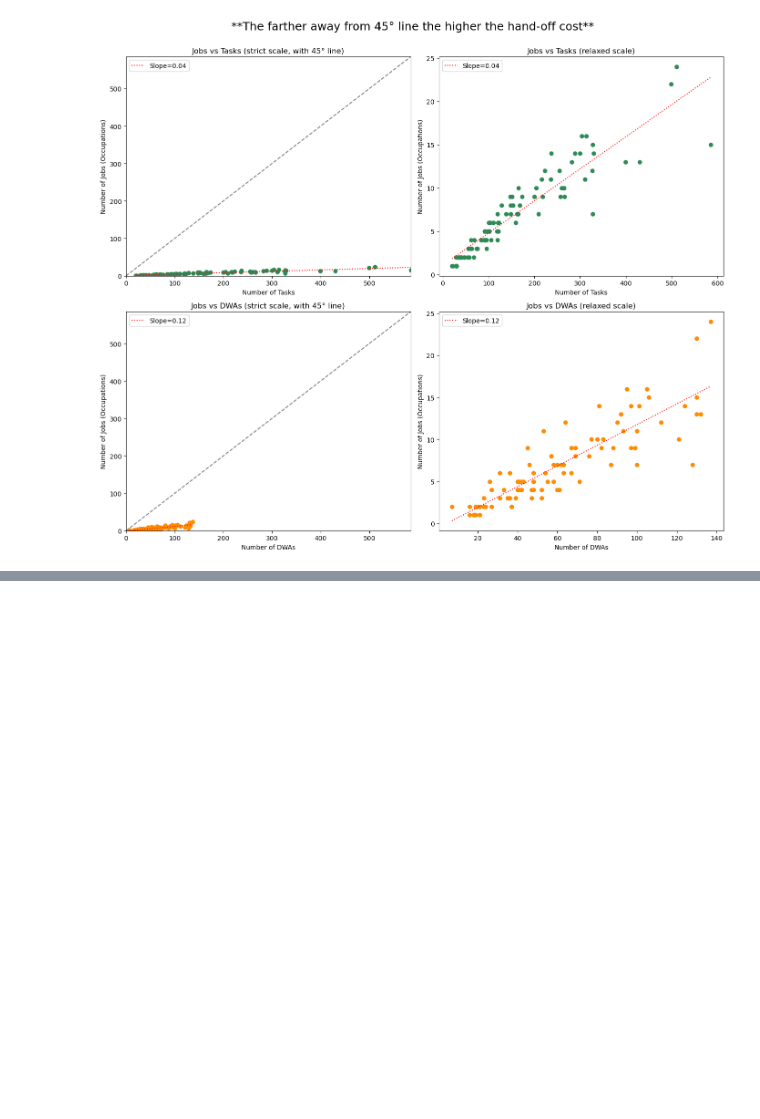
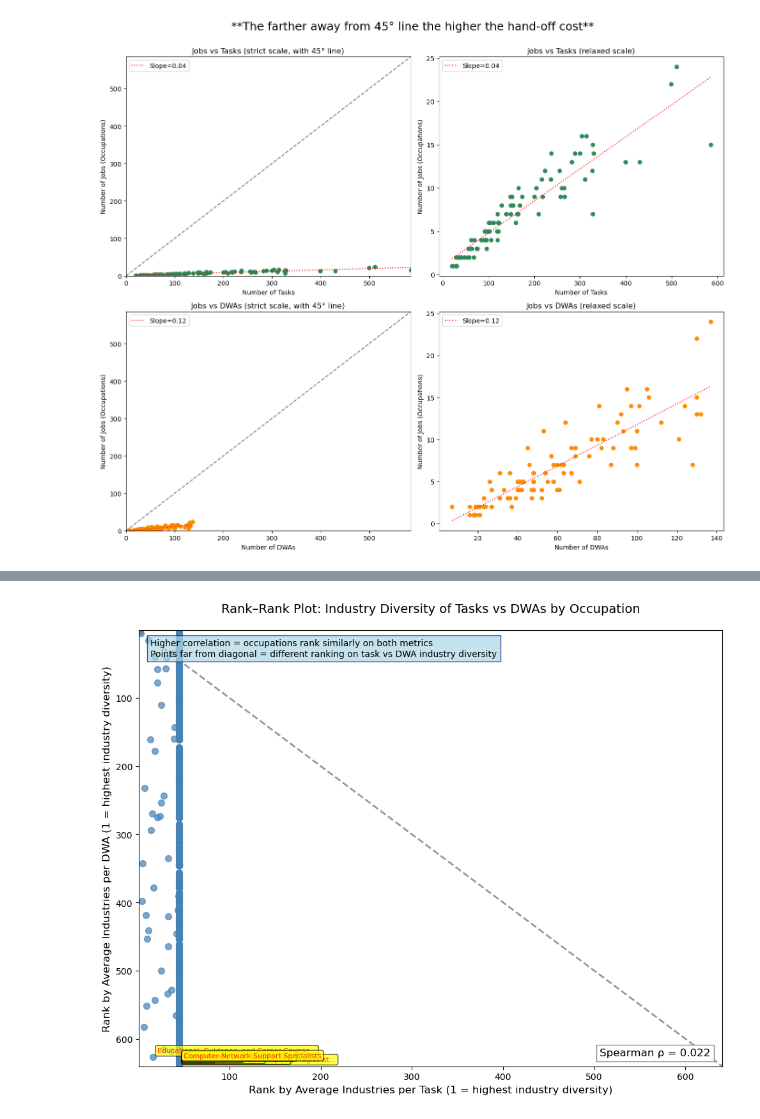
Before and after one commit to johnjosephhorton/rubin, a Jupyter notebook: agentic_ai/onet_handoff_measure.ipynb, the cells around one changed output, grey strips where cells are left out. Saved outputs shown, nothing was run; the diff lists cells and outputs as text; code cells hidden in the pictures; blank space fills up the shorter version.

```diff
--- a/agentic_ai/onet_handoff_measure.ipynb
+++ b/agentic_ai/onet_handoff_measure.ipynb
@@ -584,0 +948,50 @@ Slope for Jobs vs DWAs: 0.123
+# %%
+# --- Plot rank–rank scatter for Industries per Task vs Industries per DWA ---
+fig, ax = plt.subplots(figsize=(10, 8))
+
+ax.scatter(ranks["rank_task"], ranks["rank_dwa"], color="steelblue", alpha=0.7, s=50)
+
+# Axes labels/titles
+ax.set_xlabel("Rank by Average Industries per Task (1 = highest industry diversity)", fontsize=12)
+ax.set_ylabel("Rank by Average Industries per DWA (1 = highest industry diversity)", fontsize=12)
+ax.set_title("Rank–Rank Plot: Industry Diversity of Tasks vs DWAs by Occupation", fontsize=14, pad=20)
+
+# 45° reference line (perfect agreement)
+max_rank = int(max(ranks["rank_task"].max(), ranks["rank_dwa"].max()))
+ax.plot([1, max_rank], [1, max_rank], linestyle="--", color="gray", alpha=0.8, linewidth=2)
+
+# Set axis limits
+ax.set_xlim(0.5, max_rank + 0.5)
+ax.set_ylim(0.5, max_rank + 0.5)
+ax.invert_yaxis()  # Top-left is "best-best"
+
+# --- Label biggest mismatches to highlight "top in one ≠ top in the other" ---
+N = min(8, len(ranks))
+outliers = ranks.sort_values("rank_diff", ascending=False).head(N)
+for _, row in outliers.iterrows():
+    # Shorten occupation titles for readability
+    occ_short = row["occ_title"][:40] + "..." if len(row["occ_title"]) > 40 else row["occ_title"]
+    ax.annotate(occ_short,
+                xy=(row["rank_task"], row["rank_dwa"]),
+                xytext=(5, 5), textcoords='offset points',
+                fontsize=8, color="red", alpha=0.8,
+                bbox=dict(boxstyle="round,pad=0.3", facecolor="yellow", alpha=0.7))
+
+# Calculate and display Spearman rank correlation
+spearman = ranks[["rank_task", "rank_dwa"]].corr(method="spearman").iloc[0,1]
+ax.text(0.98, 0.02, f"Spearman ρ = {spearman:.3f}",
+        transform=ax.transAxes, ha="right", va="bottom",
+        fontsize=12, bbox=dict(facecolor="white", edgecolor="gray", alpha=0.9))
+
+# Add interpretation text
+interpretation = ("Higher correlation = occupations rank similarly on both metrics\n"
+                 "Points far from diagonal = different ranking on task vs DWA industry diversity")
+ax.text(0.02, 0.98, interpretation,
+        transform=ax.transAxes, ha="left", va="top",
+        fontsize=10, bbox=dict(facecolor="lightblue", edgecolor="navy", alpha=0.7))
+
+plt.tight_layout()
+plt.savefig(f"{output_plot_path}/rank_rank_industries_per_task_vs_dwa.png", dpi=300, bbox_inches='tight')
+plt.show()
+# %% [output]
+[figure, added]
```
Also changed, not shown: parts of 19 cells of this notebook.
